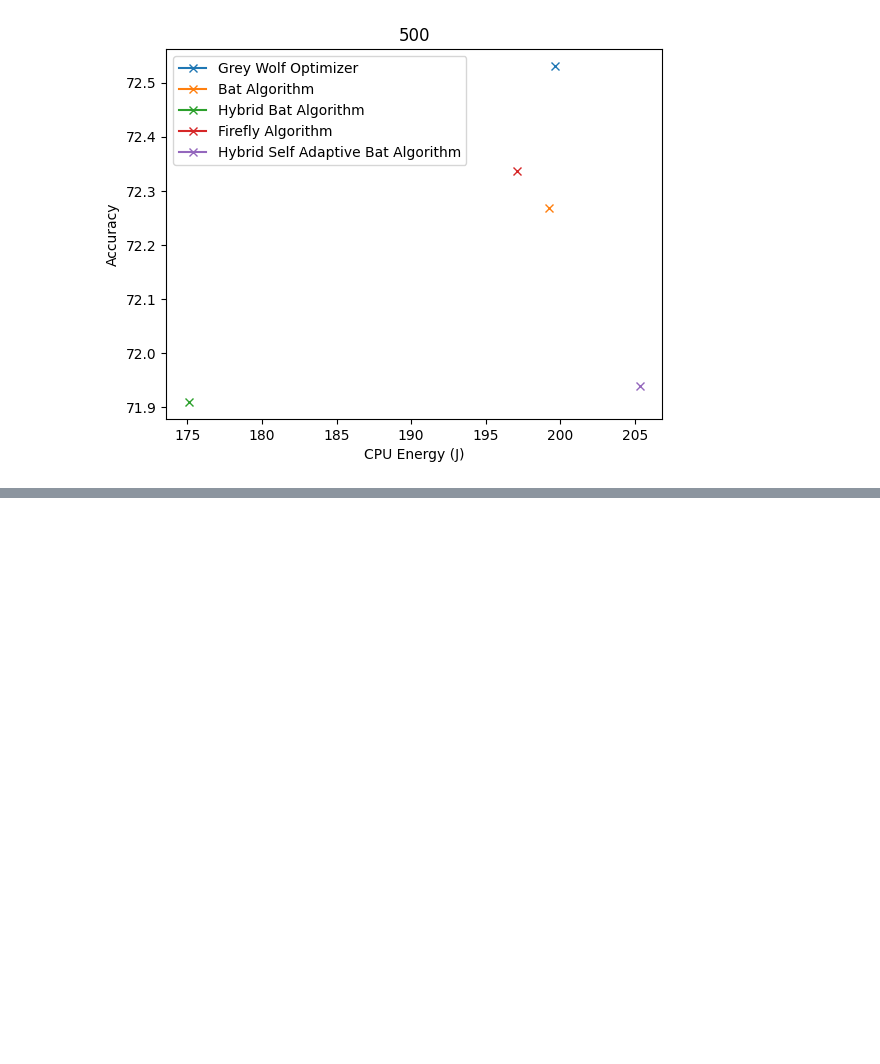
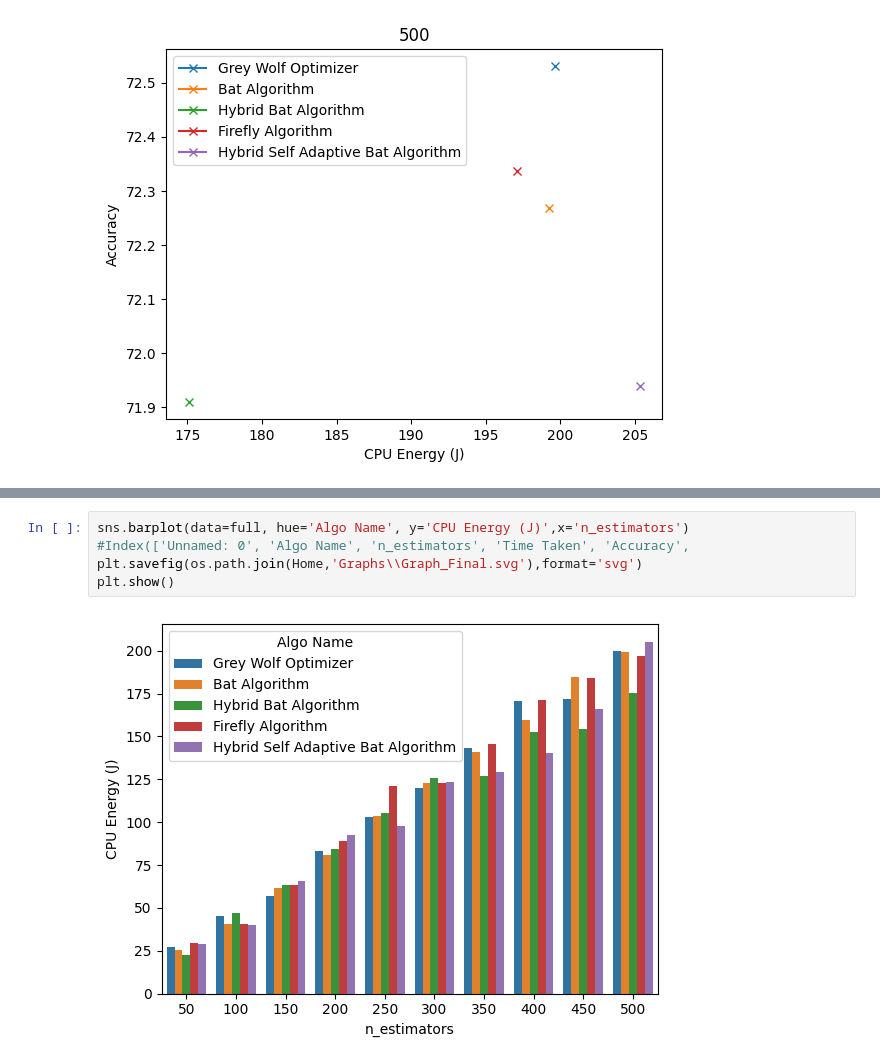
Before and after one commit to ChanderJindal/Analyzing-and-Rating-Greenness-of-Nature-Inspired-Algorithms, a Jupyter notebook: temp/Plotter.ipynb, the cells around one changed output, grey strips where cells are left out. Drawn from its saved outputs; the diff is of its cells as text; blank space fills up the shorter version.

```diff
--- a/temp/Plotter.ipynb
+++ b/temp/Plotter.ipynb
@@ -97,0 +116,7 @@ Index(['Unnamed: 0', 'Algo Name', 'Time Taken', 'Accuracy', 'Total Energy (J)',
+# %%
+sns.barplot(data=full, hue='Algo Name', y='CPU Energy (J)',x='n_estimators')
+#Index(['Unnamed: 0', 'Algo Name', 'n_estimators', 'Time Taken', 'Accuracy',
+plt.savefig(os.path.join(Home,'Graphs\\Graph_Final.svg'),format='svg')
+plt.show()
+# %% [output]
+[figure, added]
```
Also changed, not shown: parts of 8 cells of this notebook, 16 other files.
